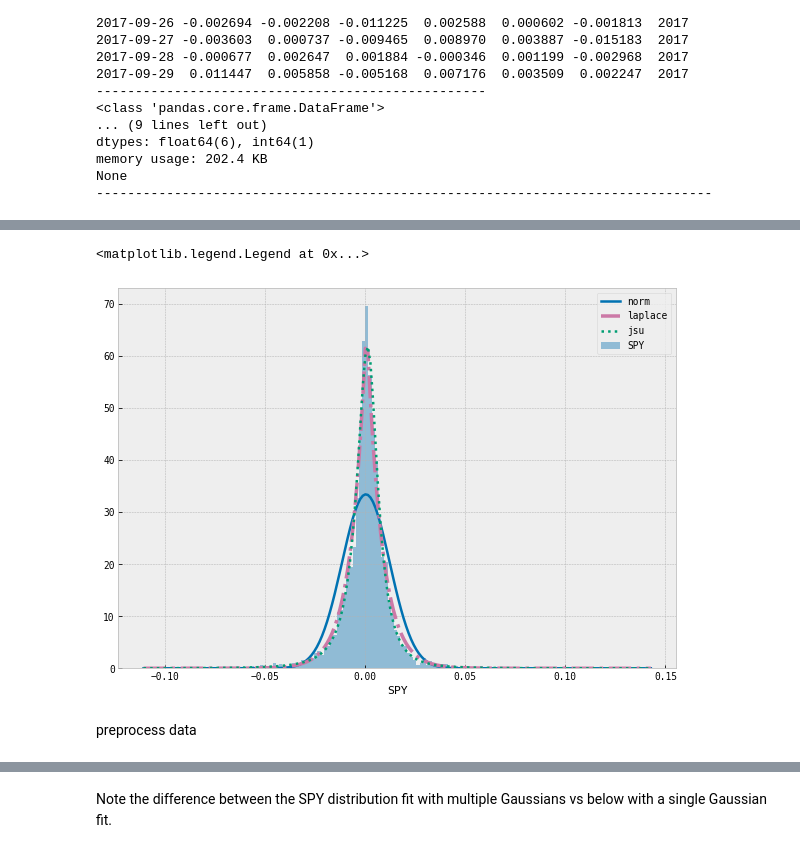
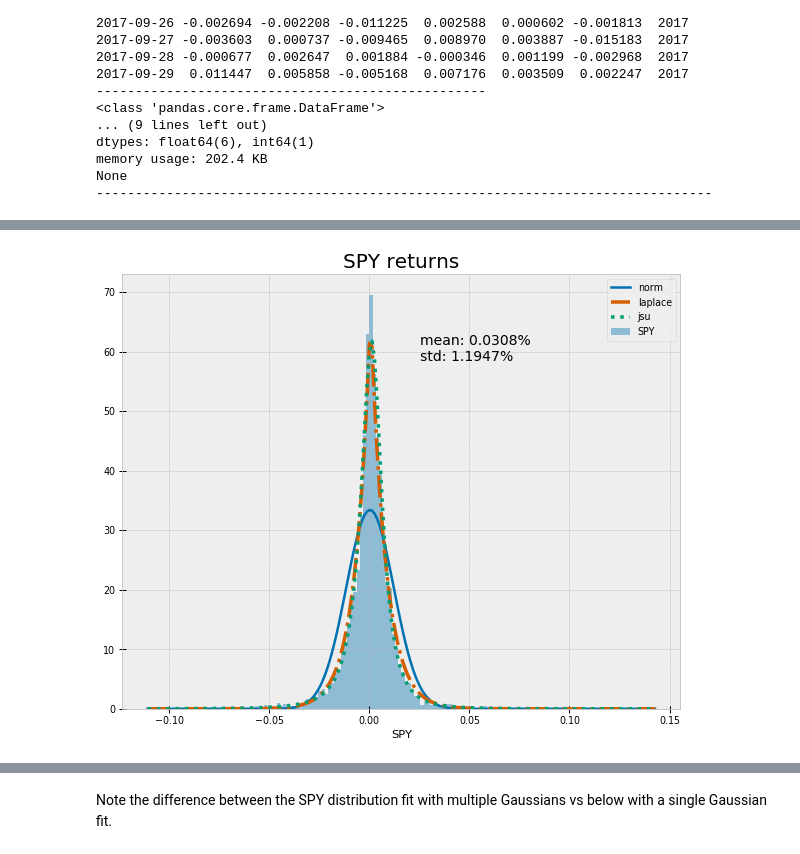
Before and after one commit to BlackArbsCEO/mixture_model_trading_public, a Jupyter notebook: notebooks/02. Gaussian Mixtures.ipynb, the cells around one changed output, grey strips where cells are left out. Drawn from its saved outputs; the diff is of its cells as text; code cells hidden in the pictures.

```diff
--- a/notebooks/02. Gaussian Mixtures.ipynb
+++ b/notebooks/02. Gaussian Mixtures.ipynb
@@ -24,16 +26,16 @@ sys.path.append(script_dir.as_posix())
 
 # import python scientific stack
 import pandas as pd
-#pd.options.display.float_format = '{:,.4f}'.format
 import pandas_datareader.data as web
 import numpy as np
 import sklearn.mixture as mix
 import statsmodels.tsa.api as smt
 import statsmodels.api as sm
 import scipy.stats as stats
+from sklearn.model_selection import TimeSeriesSplit
+import math
 
 # import visual tools
-
 from mpl_toolkits import mplot3d
 import matplotlib as mpl
 import matplotlib.pyplot as plt
@@ -53,11 +55,12 @@ warnings.filterwarnings("ignore")
 from utils import cprint
 
 # set plot globals
-plt.style.use('bmh') #seaborn-ticks')
-plt.rcParams['font.family'] = 'DejaVu Sans Mono'
+plt.style.use('bmh') #
+#plt.style.use('seaborn-ticks')
+plt.rcParams['font.family'] = 'DejaVu Sans'
 plt.rcParams['font.size'] = 9.5
 plt.rcParams['font.weight'] = 'medium'
-plt.rcParams['figure.figsize'] = 10,7
+plt.rcParams['figure.figsize'] = 10,8
 #plt.rcParams['axes.facecolor'] = sns.xkcd_rgb['gunmetal']
 
 blue, green, red, purple, gold, teal = sns.color_palette('colorblind', 6)
@@ -486,20 +451,20 @@ plot_dist(df, sym)
 # %%
 fig, ax = plt.subplots()
 
 s = df[sym]
 
 ax.hist(s, alpha=0.5, bins=150, normed=True);
 
 sns.distplot(s, ax=ax, hist=False, kde=False, fit=stats.norm,
              fit_kws={'linestyle':'-', 'color':blue, 'lw':2.5, 'label':'norm'})
 sns.distplot(s, ax=ax, hist=False, kde=False, fit=stats.laplace,
-             fit_kws={'linestyle':'-.', 'color':purple, 'lw':3.5, 'label':'laplace'})
+             fit_kws={'linestyle':'-.', 'color':red, 'lw':3.5, 'label':'laplace'})
 sns.distplot(s, ax=ax, hist=False, kde=False, fit=stats.johnsonsu,
-             fit_kws={'linestyle':':', 'color':green, 'lw':2.5, 'label':'jsu'})
+             fit_kws={'linestyle':':', 'color':green, 'lw':3.5, 'label':'jsu'})
+ax.set_title(f'{sym} returns', fontsize=20, fontweight='medium')
+ax.tick_params('both', direction='inout', length=7, width=1, which='major')
+ax.legend()
 
-ax.legend()
+add_mean_std_text(s)
 # %% [output]
-<matplotlib.legend.Legend at 0x...>
-[figure, old version]
+[figure, new version]
-# %% [markdown]
-preprocess data
```
Also changed, not shown: parts of 40 cells of this notebook, 1 other file.
